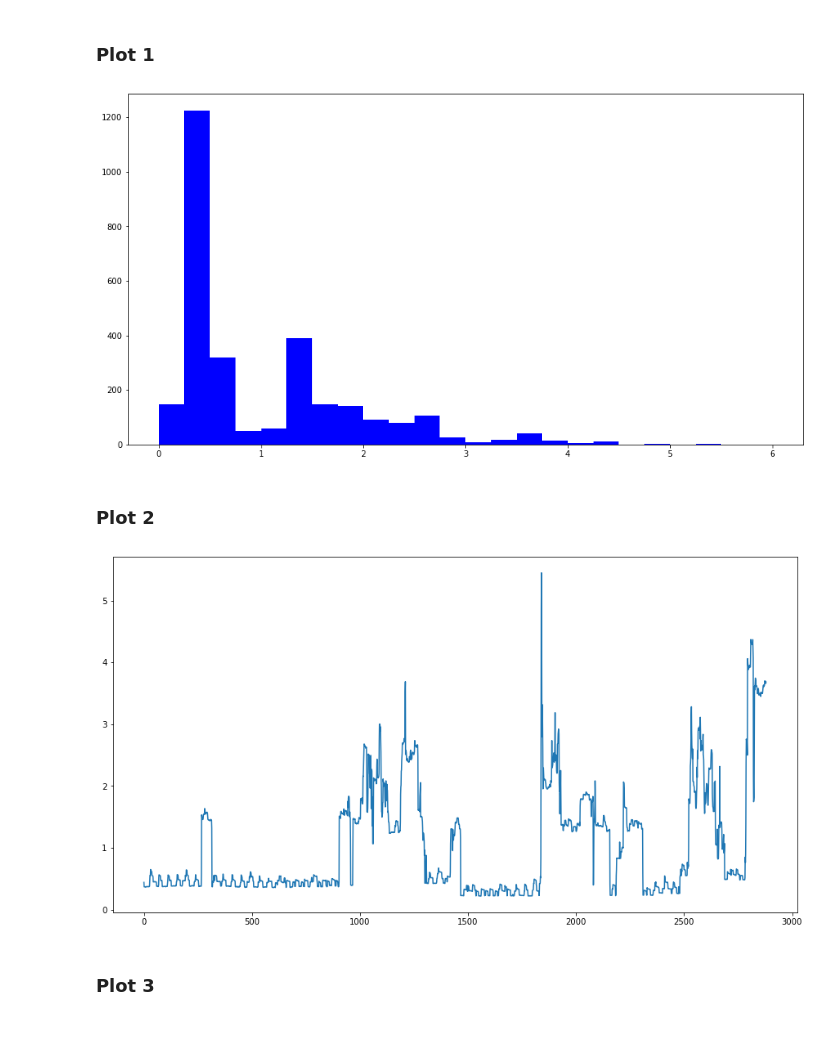
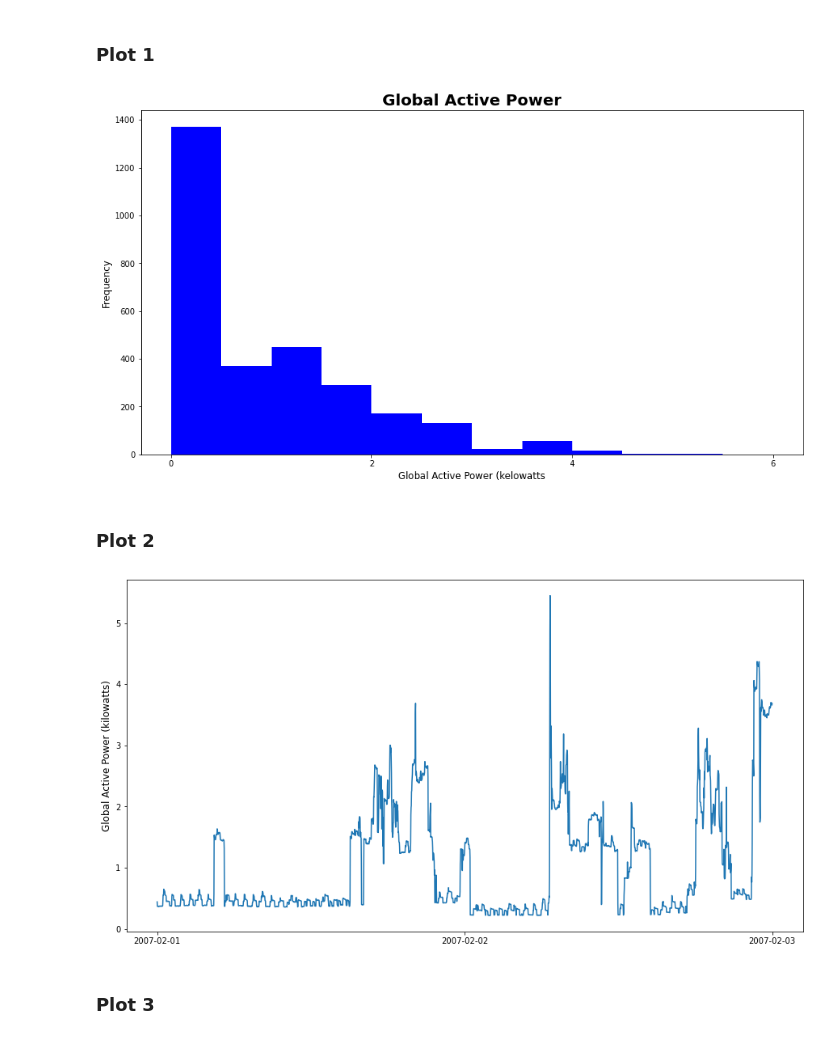
Before and after one commit to IrisStream/data-visualization, a Jupyter notebook: Lab3/sources/main.ipynb, the cells around one changed output. Drawn from its saved outputs; the diff is of its cells as text; code cells hidden in the pictures.

Commit message:
Lab3: plot Energy Power Consumption Ex

```diff
--- a/Lab3/sources/main.ipynb
+++ b/Lab3/sources/main.ipynb
@@ -98,18 +98,24 @@ power
 # %%
 num_bins = 12
 plt.figure(figsize =(15,8))
-plt.hist(power['Global_active_power'].values, bins=np.arange(0, 6.25, 0.25), facecolor='blue')
+plt.hist(power['Global_active_power'].values, bins=np.arange(0, 6.5, 0.5), facecolor='blue')
+plt.title('Global Active Power', fontweight='bold', fontsize=20)
+plt.xlabel('Global Active Power (kelowatts', fontsize=12)
+plt.ylabel('Frequency', fontsize=12)
+plt.xticks(range(0,7,2))
 plt.show()
 # %% [output]
-[figure, old version]
+[figure, new version]
 # %% [markdown]
 ### Plot 2
 # %%
 plt.figure(figsize =(15,8))
 plt.plot(power['Global_active_power'].values)
+plt.ylabel('Global Active Power (kilowatts)', fontsize=12)
+plt.xticks([0, 1440, 2880], ['2007-02-01', '2007-02-02', '2007-02-03'])
 plt.show()
 # %% [output]
-[figure, old version]
+[figure, new version]
 # %% [markdown]
 ### Plot 3
 # %%
```
Also changed, not shown: parts of 2 cells of this notebook.
